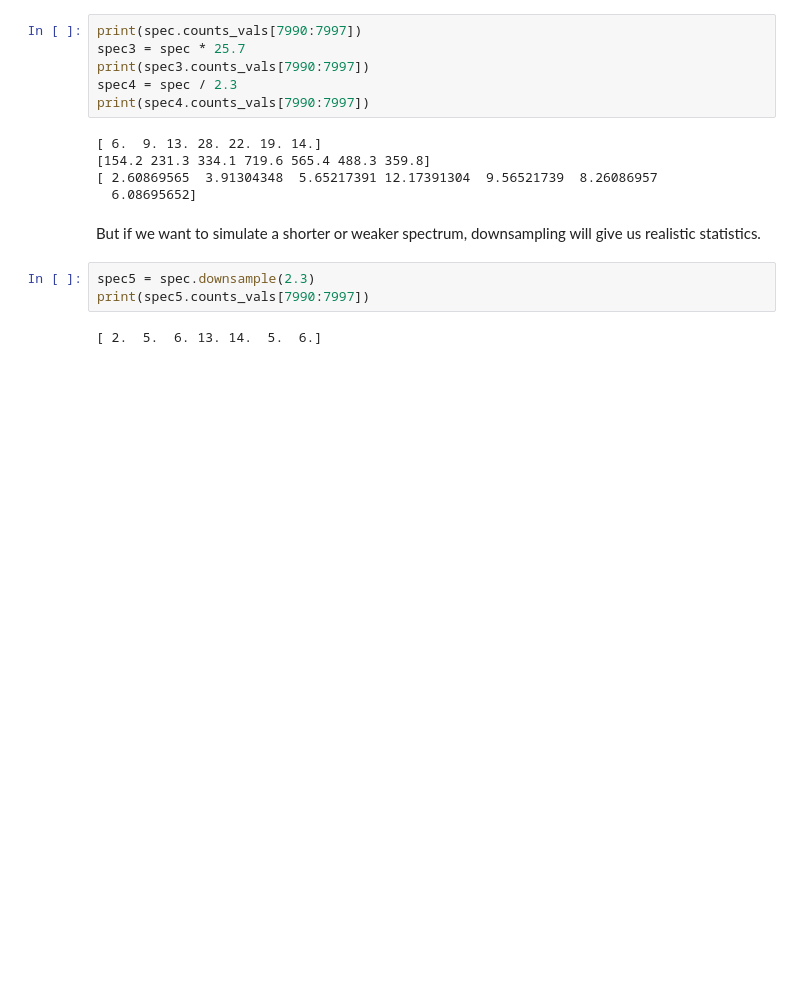
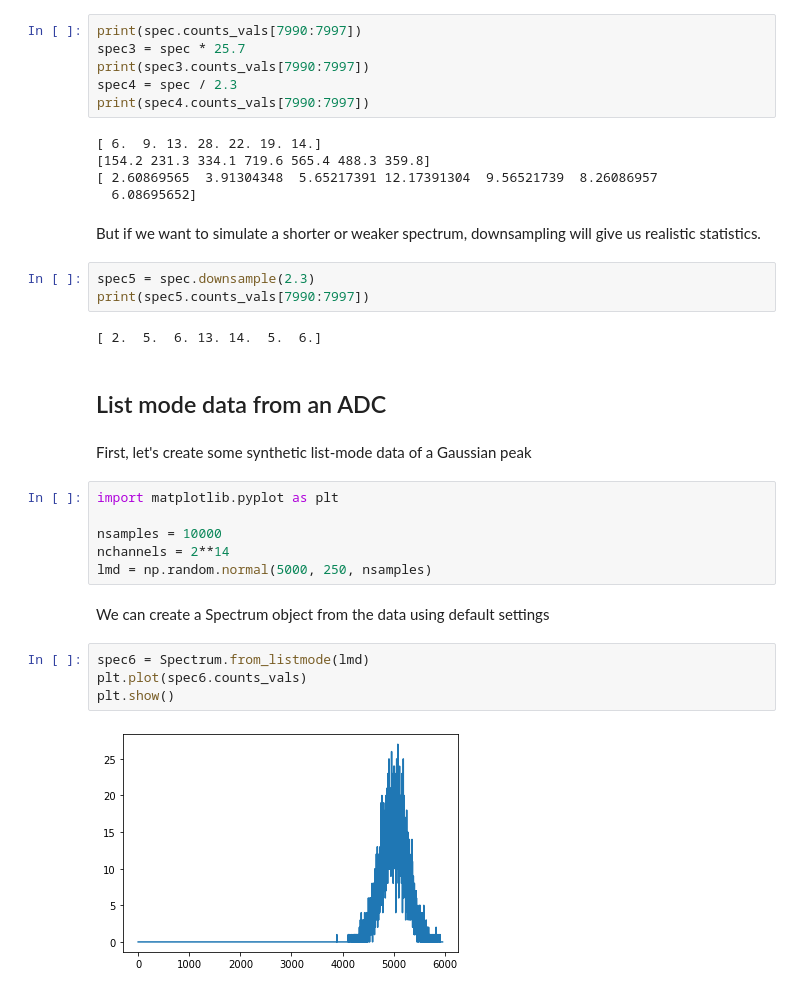
Before and after one commit to lbl-anp/becquerel, a Jupyter notebook: examples/spectrum.ipynb, the cells around one changed output. Drawn from its saved outputs; the diff is of its cells as text; blank space fills up the shorter version.

Commit message:
list mode range, timestamp warning, notebook examples

```diff
--- a/examples/spectrum.ipynb
+++ b/examples/spectrum.ipynb
@@ -213,3 +217,21 @@ spec5 = spec.downsample(2.3)
 print(spec5.counts_vals[7990:7997])
 # %% [output]
 [ 2.  5.  6. 13. 14.  5.  6.]
+# %% [markdown]
+## List mode data from an ADC
+# %% [markdown]
+First, let's create some synthetic list-mode data of a Gaussian peak
+# %%
+import matplotlib.pyplot as plt
+
+nsamples = 10000
+nchannels = 2**14
+lmd = np.random.normal(5000, 250, nsamples)
+# %% [markdown]
+We can create a Spectrum object from the data using default settings
+# %%
+spec6 = Spectrum.from_listmode(lmd)
+plt.plot(spec6.counts_vals)
+plt.show()
+# %% [output]
+[figure, added]
```
Also changed, not shown: parts of 5 cells of this notebook, 1 other file.
